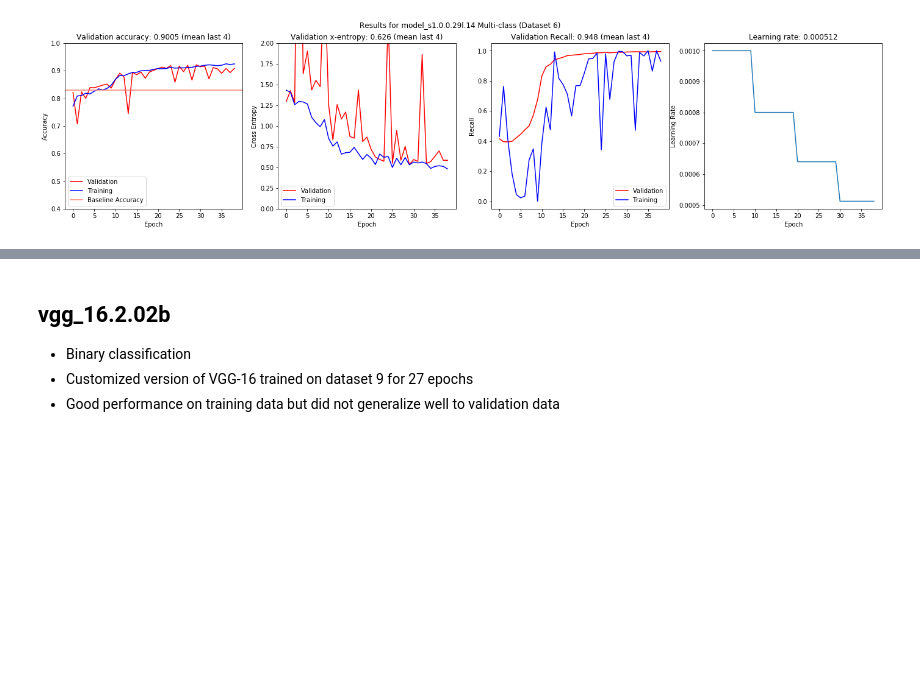
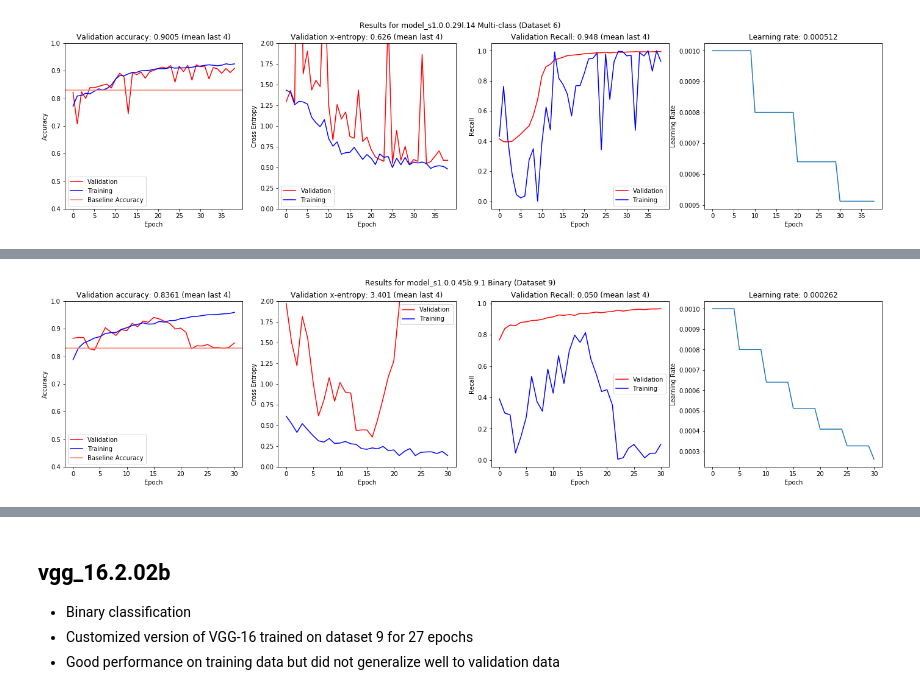
Before and after one commit to escuccim/mias-mammography, a Jupyter notebook: convnet_training_metrics.ipynb, the cells around one changed output, grey strips where cells are left out. Cells and saved outputs as stored; diff of their text form; code cells hidden in the pictures; blank space fills up the shorter version.

```diff
--- a/convnet_training_metrics.ipynb
+++ b/convnet_training_metrics.ipynb
@@ -25,0 +32,4 @@ plot_metrics("model_s1.0.0.29l.14", classification="Multi-class", dataset=6)
+# %%
+plot_metrics("model_s1.0.0.45b.9.1", classification="Binary", dataset=9)
+# %% [output]
+[figure, added]
```
Also changed, not shown: parts of 7 cells of this notebook, 4 other files.
